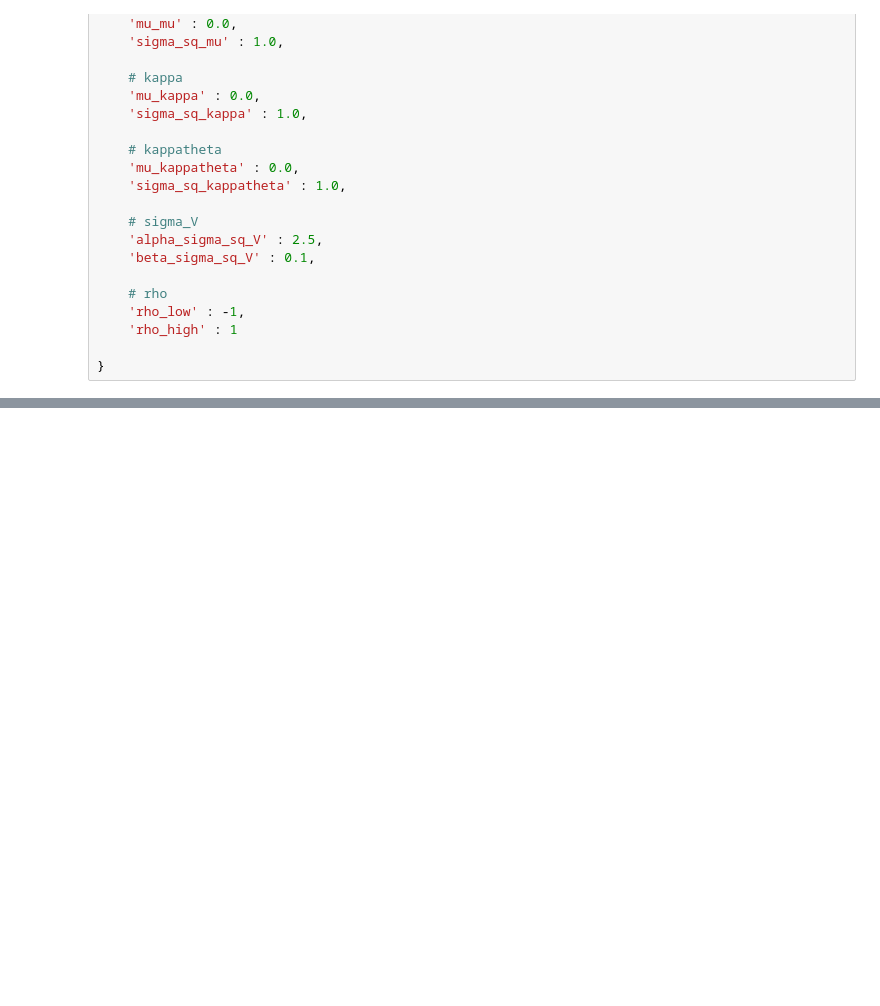
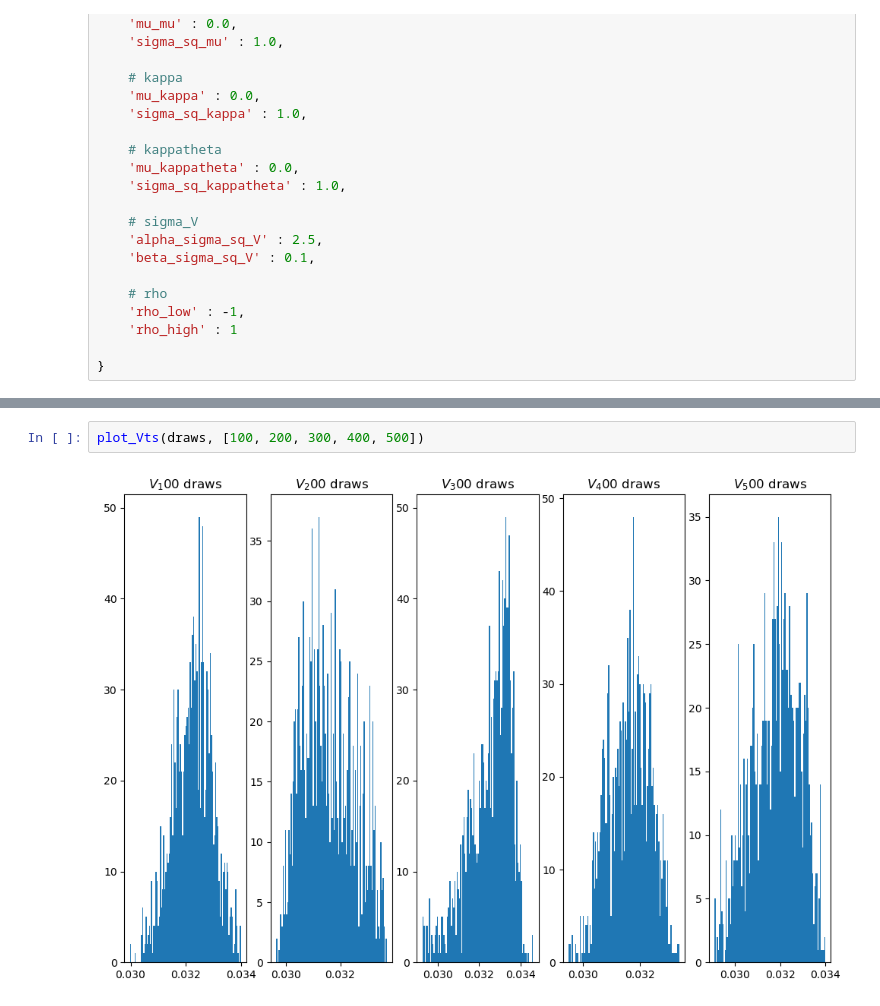
Before and after one commit to qxb650/MCSeminar, a Jupyter notebook: 02_cyclical_MCMC.ipynb, the cells around one changed output, grey strips where cells are left out. Saved outputs shown, nothing was run; the diff lists cells and outputs as text; blank space fills up the shorter version.

```diff
--- a/02_cyclical_MCMC.ipynb
+++ b/02_cyclical_MCMC.ipynb
@@ -397,0 +118,4 @@ plt.hist(rho_draws, bins=100)
+# %%
+plot_Vts(draws, [100, 200, 300, 400, 500])
+# %% [output]
+[figure, added]
```
Also changed, not shown: parts of 13 cells of this notebook, 3 other files.
